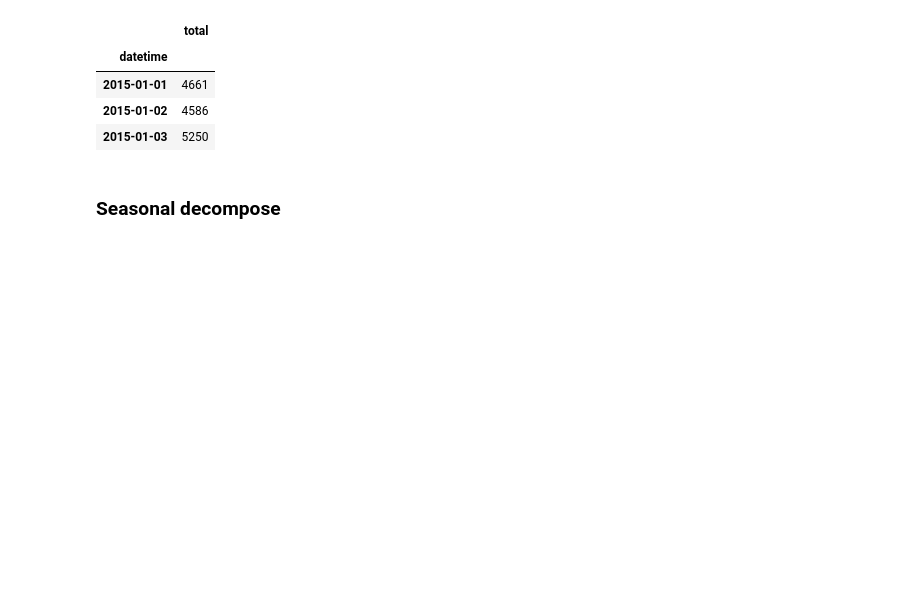
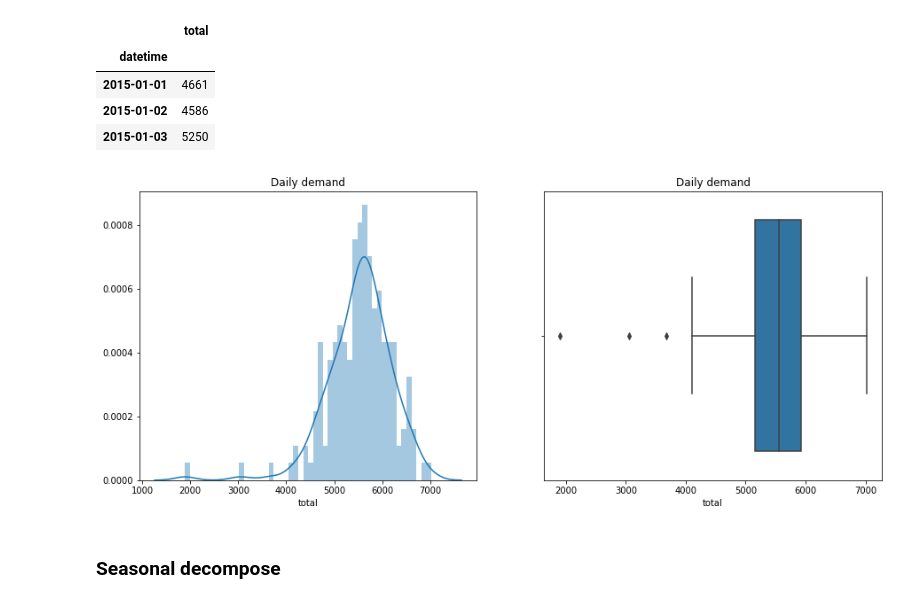
Before and after one commit to sash-ko/ai-transportation, a Jupyter notebook: cnn_demand_model/1_Exploration.ipynb, the cells around one changed output. Cells and saved outputs as stored; diff of their text form; code cells hidden in the pictures; blank space fills up the shorter version.

```diff
--- a/cnn_demand_model/1_Exploration.ipynb
+++ b/cnn_demand_model/1_Exploration.ipynb
@@ -149,6 +149,18 @@ date_agg_data.head(3)
 | 2015-01-01 | 4661 |
 | 2015-01-02 | 4586 |
 | 2015-01-03 | 5250 |
+# %%
+plt.figure(figsize=(15, 6))
+
+plt.subplot(121)
+plt.title('Daily demand')
+sns.distplot(date_agg_data.total, bins=50)
+
+plt.subplot(122)
+plt.title('Daily demand')
+sns.boxplot(date_agg_data.total);
+# %% [output]
+[figure, added]
 # %% [markdown]
 ### Seasonal decompose
 # %% [markdown]
```
